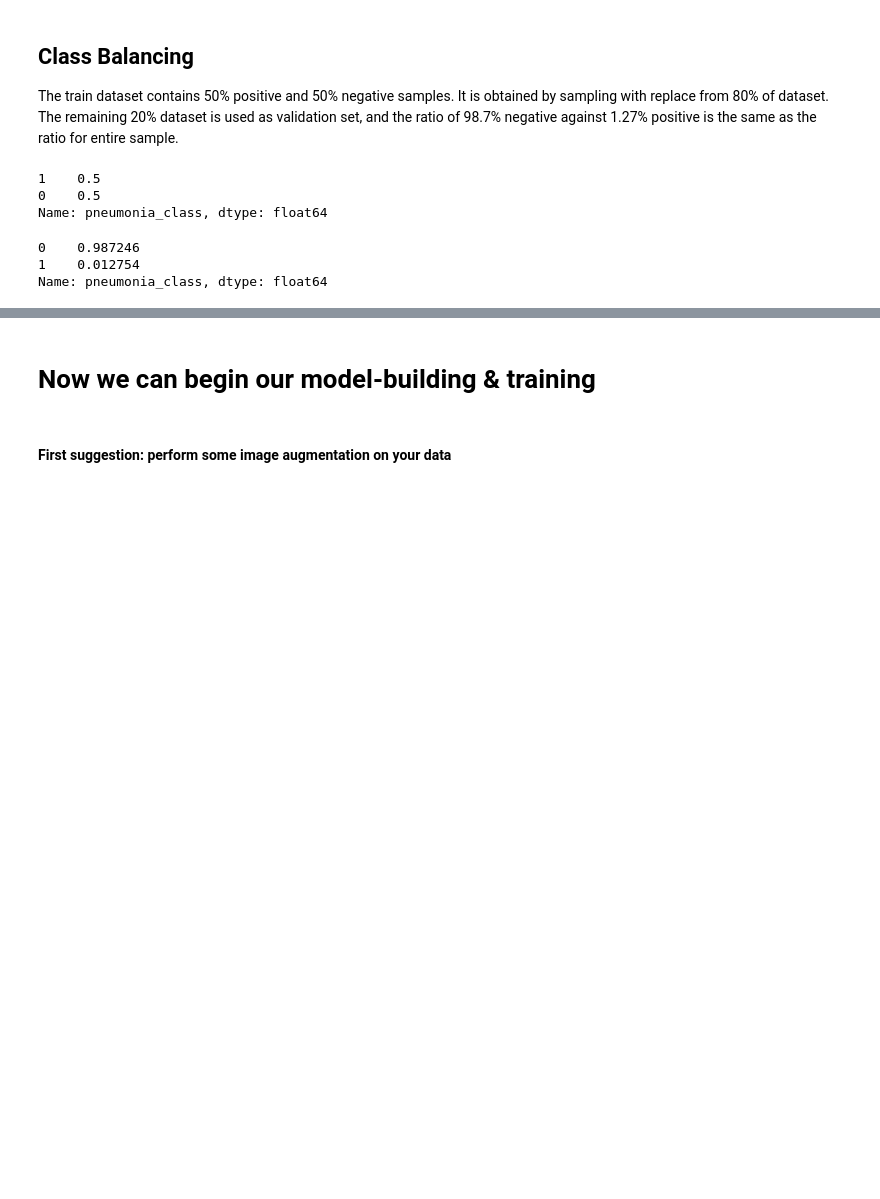
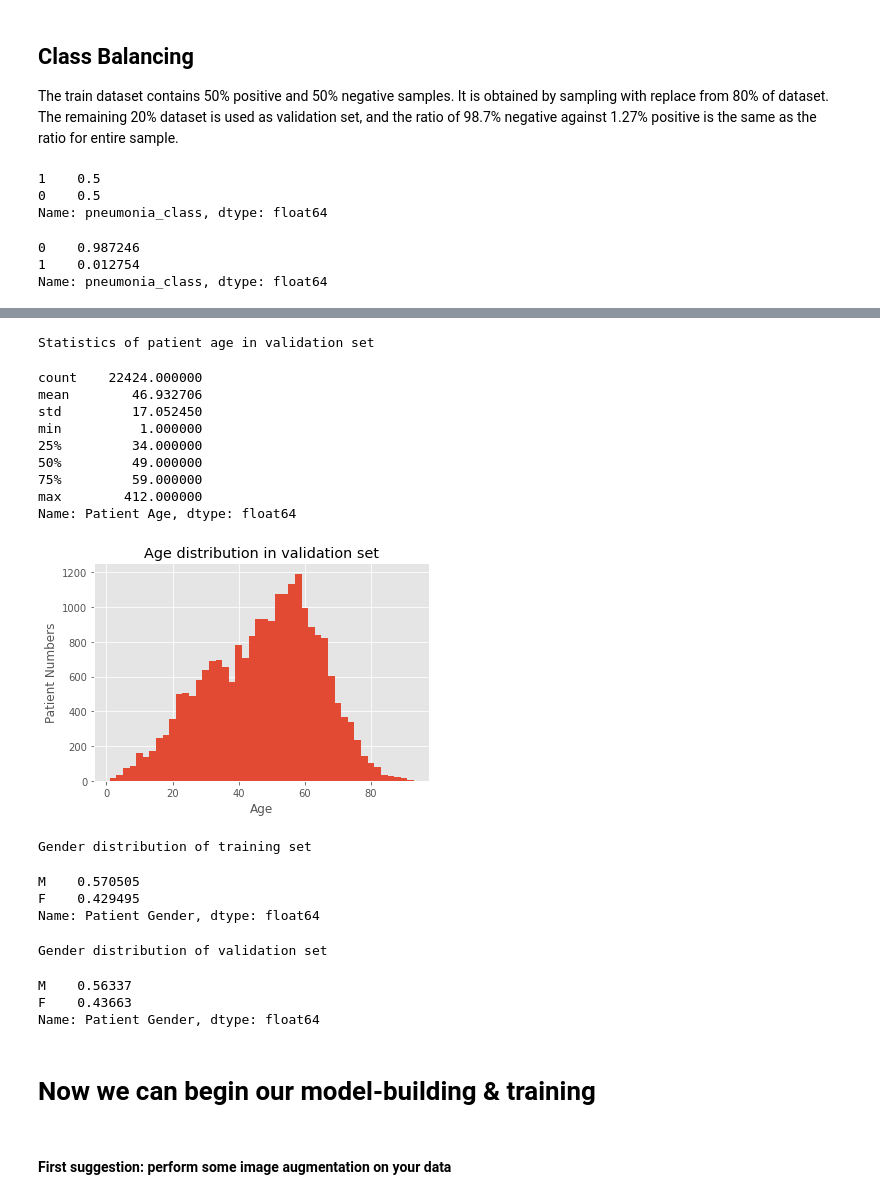
Before and after one commit to soon-yau/AIHCND_C2_Starter, a Jupyter notebook: Build and train model.ipynb, the cells around one changed output, grey strips where cells are left out. Drawn from its saved outputs; the diff is of its cells as text; code cells hidden in the pictures; blank space fills up the shorter version.

```diff
--- a/Build and train model.ipynb
+++ b/Build and train model.ipynb
@@ -115,3 +136,38 @@ Name: pneumonia_class, dtype: float64
+# %%
+val_df['Patient Age'].hist(bins=np.arange(1,95,2))
+plt.xlabel('Age')
+plt.ylabel('Patient Numbers')
+plt.title('Age distribution in validation set')
+print("Statistics of patient age in validation set")
+val_df['Patient Age'].describe()
+# %% [output]
+Statistics of patient age in validation set
+count    22424.000000
+mean        46.932706
+std         17.052450
+min          1.000000
+25%         34.000000
+50%         49.000000
+75%         59.000000
+max        412.000000
+Name: Patient Age, dtype: float64
+[figure, added]
+# %%
+print("Gender distribution of training set")
+train_df['Patient Gender'].value_counts(normalize=True)
+# %% [output]
+Gender distribution of training set
+M    0.570505
+F    0.429495
+Name: Patient Gender, dtype: float64
+# %%
+print("Gender distribution of validation set")
+val_df['Patient Gender'].value_counts(normalize=True)
+# %% [output]
+Gender distribution of validation set
+M    0.56337
+F    0.43663
+Name: Patient Gender, dtype: float64
 # %% [markdown]
 # Now we can begin our model-building & training
 # %% [markdown]
```
Also changed, not shown: parts of 16 cells of this notebook, 2 other files.
